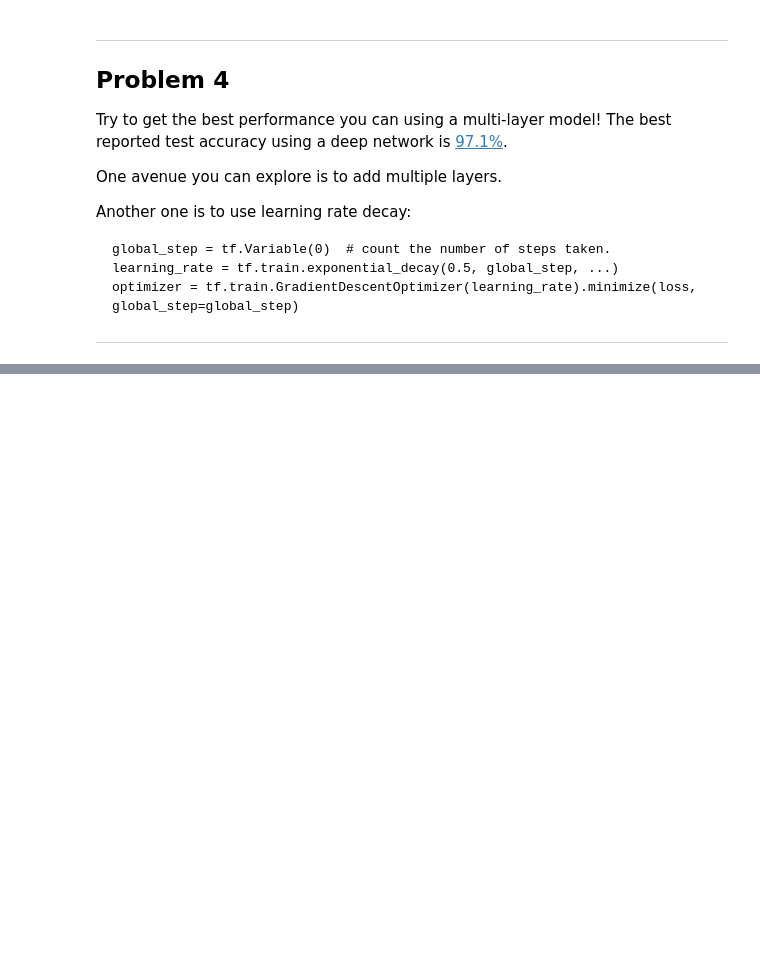
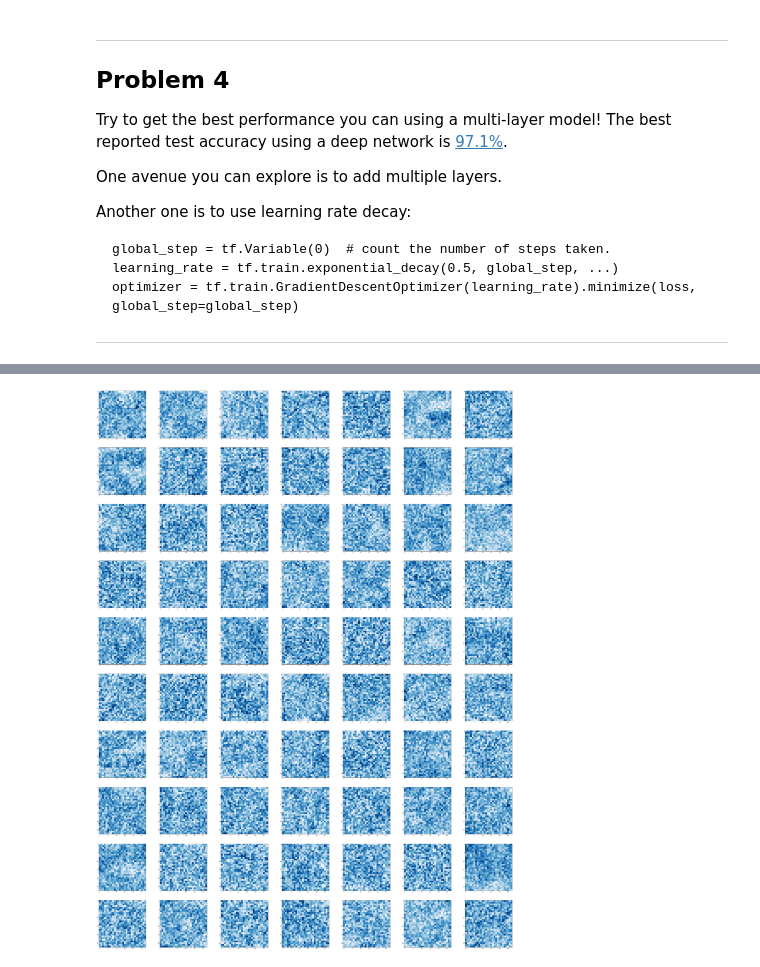
Before and after one commit to gear/DeepLearning, a Jupyter notebook: 3_regularization.ipynb, the cells around one changed output, grey strips where cells are left out. Saved outputs shown, nothing was run; the diff lists cells and outputs as text; code cells hidden in the pictures; blank space fills up the shorter version.

Commit message:
Visualize first layer's weights

```diff
--- a/3_regularization.ipynb
+++ b/3_regularization.ipynb
@@ -55,6 +68,10 @@ test_dataset, test_labels = reformat(test_dataset, test_labels)
 print('Training set', train_dataset.shape, train_labels.shape)
 print('Validation set', valid_dataset.shape, valid_labels.shape)
 print('Test set', test_dataset.shape, test_labels.shape)
+stest_dataset, stest_labels = reformat(stest_dataset, stest_labels)
+svalid_dataset, svalid_labels = reformat(svalid_dataset, svalid_labels)
+print('Sanitized validation set', svalid_dataset.shape, svalid_labels.shape)
+print('Sanitized test set', stest_dataset.shape, stest_labels.shape)
 # %% [output]
 Training set (200000, 784) (200000, 10)
 Validation set (10000, 784) (10000, 10)
@@ -569,8 +588,3 @@ Another one is to use learning rate decay:
     optimizer = tf.train.GradientDescentOptimizer(learning_rate).minimize(loss, global_step=global_step)
 
  ---
-# %%
-# Cell author : Hoang NT
-# Cell : Neural network with dropout, mulilayers and learning rate decay
-
-def custom_dropout_inference
@@ -576,0 +737,5 @@ def custom_dropout_inference
+# %%
+visual_weights = run_custom_dropout(IMAGE_PIXELS, learning_rate=0.3, hidden_dropout=[0.8, 0.8, 0.8, 1.0],
+                   hidden_config=[1024, 512, 50, 10], num_labels=10, act_func=tf.nn.relu,
+                   num_step=300000, decay=True, decay_rate=2.71828, decay_step=50000,
+                   input_dropout=0.9, batch_size=32)
@@ -576,0 +760,15 @@ def custom_dropout_inference
+# %%
+weights = visual_weights.T
+# %%
+# Accuracy in valid dataset: 83
+# Accuracy in sanitized valid dataset: 83
+# 1000 iterations
+
+weights = weights.reshape((1024,28,28))
+plt.close('all')
+plt.figure(figsize=(60,80))
+for i in range(1,71) :
+    plt.subplot(10,7,i)
+    plt.imshow(weights[i], cmap=plt.cm.Blues, interpolation='none')
+# %% [output]
+[figure, added]
```
Also changed, not shown: parts of 8 cells of this notebook, 1 other file.
